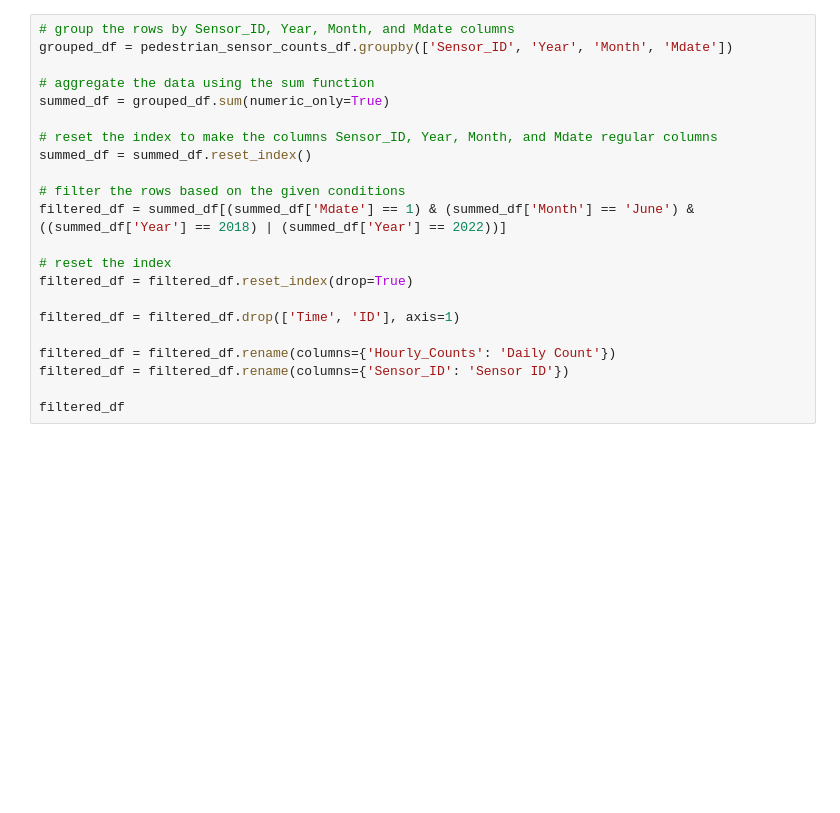
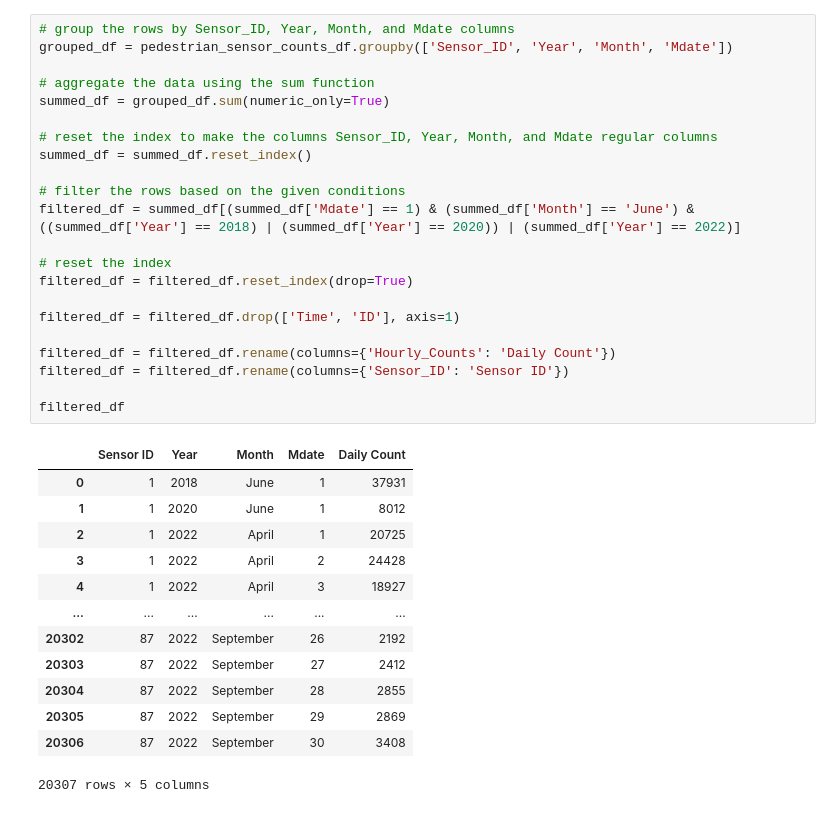
Before and after one commit to hendaman/project-1-challenge, a Jupyter notebook: Question-3-Owen/PedestrianTrafficVolume.ipynb, the cells around one changed output. Saved outputs shown, nothing was run; the diff lists cells and outputs as text; blank space fills up the shorter version.

```diff
--- a/Question-3-Owen/PedestrianTrafficVolume.ipynb
+++ b/Question-3-Owen/PedestrianTrafficVolume.ipynb
@@ -96,22 +133,36 @@ pedestrian_sensor_counts_df
 # %%
 # group the rows by Sensor_ID, Year, Month, and Mdate columns
 grouped_df = pedestrian_sensor_counts_df.groupby(['Sensor_ID', 'Year', 'Month', 'Mdate'])
 
 # aggregate the data using the sum function
 summed_df = grouped_df.sum(numeric_only=True)
 
 # reset the index to make the columns Sensor_ID, Year, Month, and Mdate regular columns
 summed_df = summed_df.reset_index()
 
 # filter the rows based on the given conditions
-filtered_df = summed_df[(summed_df['Mdate'] == 1) & (summed_df['Month'] == 'June') & ((summed_df['Year'] == 2018) | (summed_df['Year'] == 2022))]
+filtered_df = summed_df[(summed_df['Mdate'] == 1) & (summed_df['Month'] == 'June') & ((summed_df['Year'] == 2018) | (summed_df['Year'] == 2020)) | (summed_df['Year'] == 2022)]
 
 # reset the index
 filtered_df = filtered_df.reset_index(drop=True)
 
 filtered_df = filtered_df.drop(['Time', 'ID'], axis=1)
 
 filtered_df = filtered_df.rename(columns={'Hourly_Counts': 'Daily Count'})
 filtered_df = filtered_df.rename(columns={'Sensor_ID': 'Sensor ID'})
 
 filtered_df
+# %% [output]
+|  | Sensor ID | Year | Month | Mdate | Daily Count |
+| 0 | 1 | 2018 | June | 1 | 37931 |
+| 1 | 1 | 2020 | June | 1 | 8012 |
+| 2 | 1 | 2022 | April | 1 | 20725 |
+| 3 | 1 | 2022 | April | 2 | 24428 |
+| 4 | 1 | 2022 | April | 3 | 18927 |
+| ... | ... | ... | ... | ... | ... |
+| 20302 | 87 | 2022 | September | 26 | 2192 |
+| 20303 | 87 | 2022 | September | 27 | 2412 |
+| 20304 | 87 | 2022 | September | 28 | 2855 |
+| 20305 | 87 | 2022 | September | 29 | 2869 |
+| 20306 | 87 | 2022 | September | 30 | 3408 |
+20307 rows × 5 columns
```
Also changed, not shown: parts of 9 cells of this notebook.
